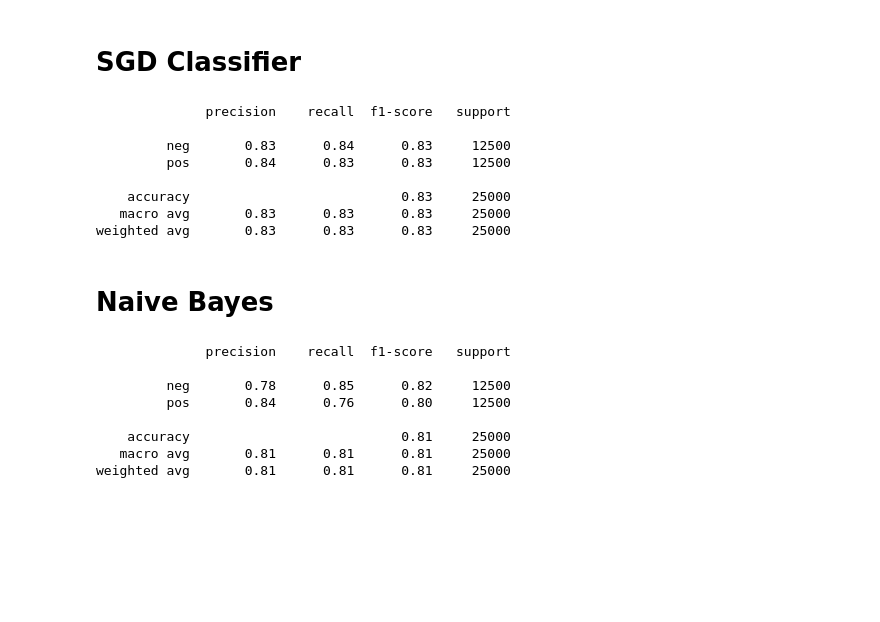
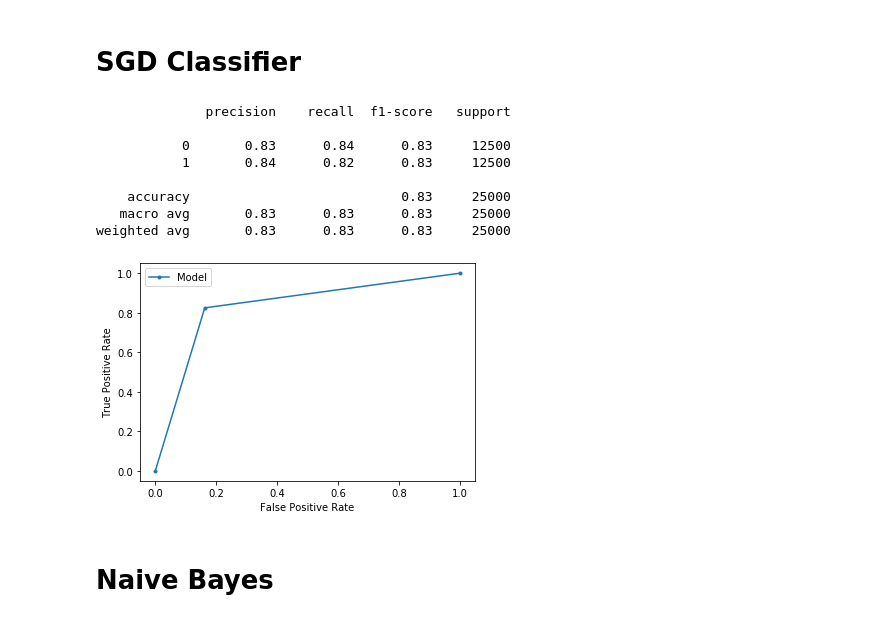
Before and after one commit to gregarshinov/ml_homeworks, a Jupyter notebook: hw_2.ipynb, the cells around one changed output. Cells and saved outputs as stored; diff of their text form; code cells hidden in the pictures; blank space fills up the shorter version.

```diff
--- a/hw_2.ipynb
+++ b/hw_2.ipynb
@@ -51,7 +53,16 @@ def evaluate_model(model_class,param_grid):
                          ("grid", grid)])
     pipeline.fit(data_train.text, data_train.sentiment)
     predictions = pipeline.predict(data_test.text)
+    current_test_df = pd.DataFrame(data_test)
+    current_test_df["predicted"] = predictions
     print(classification_report(data_test.sentiment, predictions))
+    lr_auc = roc_auc_score(data_test.sentiment, predictions)
+    lr_fpr, lr_tpr, _ = roc_curve(data_test.sentiment, predictions)
+    pyplot.plot(lr_fpr, lr_tpr, marker='.', label='Model')
+    pyplot.xlabel('False Positive Rate')
+    pyplot.ylabel('True Positive Rate')
+    pyplot.legend()
+    pyplot.show()
 # %% [markdown]
 # Logistic Regression
 # %%
@@ -68,26 +80,16 @@ weighted avg       0.84      0.84      0.84     25000
 # %% [markdown]
 # SGD Classifier
-# %%
-evaluate_model(SGDClassifier, {})
-# %% [output]
-              precision    recall  f1-score   support
-
-         neg       0.83      0.84      0.83     12500
-         pos       0.84      0.83      0.83     12500
-
-    accuracy                           0.83     25000
-   macro avg       0.83      0.83      0.83     25000
-weighted avg       0.83      0.83      0.83     25000
+# %%
+evaluate_model(SGDClassifier, {"loss": ["hinge", "modified_huber"], "penalty": ["l2", "elasticnet"]})
+# %% [output]
+              precision    recall  f1-score   support
+
+           0       0.83      0.84      0.83     12500
+           1       0.84      0.82      0.83     12500
+
+    accuracy                           0.83     25000
+   macro avg       0.83      0.83      0.83     25000
+weighted avg       0.83      0.83      0.83     25000
+[figure, added]
 # %% [markdown]
 # Naive Bayes
-# %%
-evaluate_model(MultinomialNB, {})
-# %% [output]
-              precision    recall  f1-score   support
-
-         neg       0.78      0.85      0.82     12500
-         pos       0.84      0.76      0.80     12500
-
-    accuracy                           0.81     25000
-   macro avg       0.81      0.81      0.81     25000
-weighted avg       0.81      0.81      0.81     25000
```
Also changed, not shown: parts of 6 cells of this notebook.
